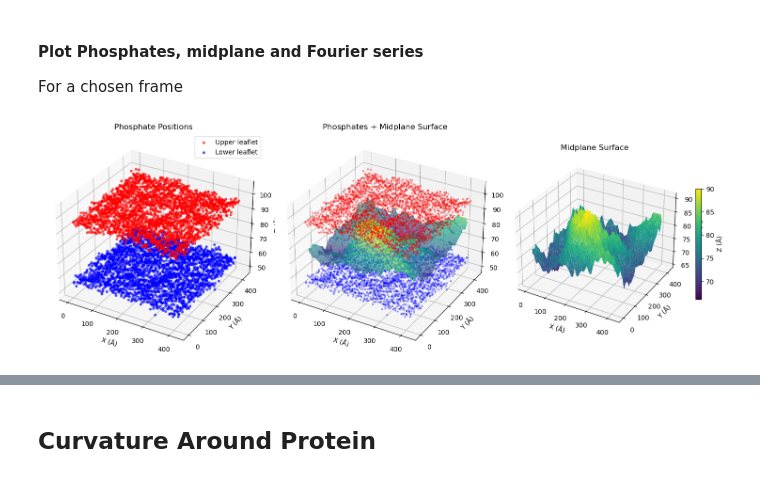
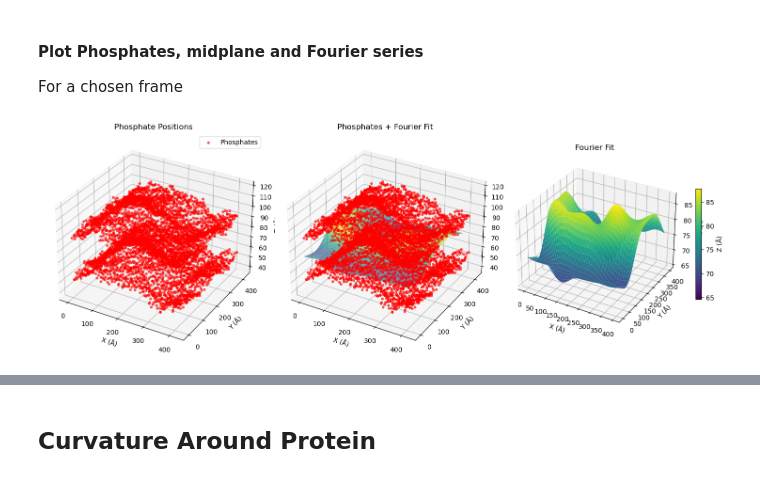
Before and after one commit to ralph-holden/mem_curve, a Jupyter notebook: memprot_tensor/extract_curv_tensor.ipynb, the cells around one changed output, grey strips where cells are left out. Drawn from its saved outputs; the diff is of its cells as text; code cells hidden in the pictures.

```diff
--- a/memprot_tensor/extract_curv_tensor.ipynb
+++ b/memprot_tensor/extract_curv_tensor.ipynb
@@ -273,121 +260,56 @@ np.savetxt(f'./{foldername}/av_k2.csv', av_k2, delimiter=',')
 For a chosen frame
 # %%
 # Select a specific frame
-frame_idx = 10
+frame_idx = 100
 
+# Recall Fourier fit
+mh_t_data = np.load(f'./{foldername}/av_mh_xy_t.npy')
+Z_fit = mh_t_data[frame_idx]
 
-# Get phosphate positions -> grid for midplane surface
-phosphates = u_buckle.select_atoms('name PO4')
-pos = phosphates.positions
-leaflet_ids = leaflets.leaflets[:, frame_idx]
-# Separate leaflets
-upper_pos = pos[leaflet_ids == 1]
-lower_pos = pos[leaflet_ids == -1]
-# Create grid for midplane surface
-n_bins = 50
-x_grid = np.linspace(pos[:, 0].min(), pos[:, 0].max(), n_bins)
-y_grid = np.linspace(pos[:, 1].min(), pos[:, 1].max(), n_bins)
-X_grid, Y_grid = np.meshgrid(x_grid, y_grid)
-
-# Recall midplane surface
-upper_surface    = upper_surfaces[frame_idx]
-lower_surface    = lower_surfaces[frame_idx]
-midplane_surface = midplane_surfaces[frame_idx]
-
-# Grid for Fourier surface
+# Grid for Fourier surface - must match mh_t_data
 Xr = np.arange(0, box_grid+10, 10)
 Yr = np.arange(0, box_grid+10, 10)
 # Create a Meshgrid
 X, Y = np.meshgrid(Xr, Yr)
-
-# Recall Fourier fit
-Z_fit = mh_t_data[frame_idx]
 
 
 
 # Create 3D plot
 fig = plt.figure(figsize=(15, 5))
 
 # Plot 1: All phosphates colored by leaflet
 ax1 = fig.add_subplot(131, projection='3d')
-ax1.scatter(upper_pos[:, 0], upper_pos[:, 1], upper_pos[:, 2],
-           c='red', s=10, alpha=0.6, label='Upper leaflet')
-ax1.scatter(lower_pos[:, 0], lower_pos[:, 1], lower_pos[:, 2],
-           c='blue', s=10, alpha=0.6, label='Lower leaflet')
+ax1.scatter(pos[:, 0], pos[:, 1], pos[:, 2],
+           c='red', s=10, alpha=0.6, label='Phosphates')
 ax1.set_xlabel('X (Å)')
 ax1.set_ylabel('Y (Å)')
 ax1.set_zlabel('Z (Å)')
 ax1.set_title('Phosphate Positions')
 ax1.legend()
 
-# Plot 2: Phosphates with midplane surface
+# Plot 2: Phosphates with Fourier fit
 ax2 = fig.add_subplot(132, projection='3d')
-ax2.scatter(upper_pos[:, 0], upper_pos[:, 1], upper_pos[:, 2],
-           c='red', s=5, alpha=0.3)
-ax2.scatter(lower_pos[:, 0], lower_pos[:, 1], lower_pos[:, 2],
-           c='blue', s=5, alpha=0.3)
-ax2.plot_surface(X_grid, Y_grid, midplane_surface,
+ax2.scatter(pos[:, 0], pos[:, 1], pos[:, 2],
+           c='red', s=10, alpha=0.6, label='Phosphates')
+ax2.plot_surface(X, Y, Z_fit,
                 cmap='viridis', alpha=0.7, edgecolor='none')
 ax2.set_xlabel('X (Å)')
 ax2.set_ylabel('Y (Å)')
 ax2.set_zlabel('Z (Å)')
-ax2.set_title('Phosphates + Midplane Surface')
+ax2.set_title('Phosphates + Fourier Fit')
 
-# Plot 3: Just midplane surface (clearer view)
-ax3 = fig.add_subplot(133, projection='3d')
-surf = ax3.plot_surface(X_grid, Y_grid, midplane_surface,
-                       cmap='viridis', edgecolor='none')
-ax3.set_xlabel('X (Å)')
-ax3.set_ylabel('Y (Å)')
-ax3.set_zlabel('Z (Å)')
-ax3.set_title('Midplane Surface')
-fig.colorbar(surf, ax=ax3, shrink=0.5, label='Z (Å)')
-
-plt.tight_layout()
-plt.savefig(f'./{foldername}/3D_midplane_phos.pdf')
-plt.show()
-
-
-# Create 3D plot
-fig = plt.figure(figsize=(15, 5))
-
-# Plot 1: Phosphates with Fourier fit
-ax1 = fig.add_subplot(131, projection='3d')
-ax1.scatter(upper_pos[:, 0], upper_pos[:, 1], upper_pos[:, 2],
-           c='red', s=5, alpha=0.3)
-ax1.scatter(lower_pos[:, 0], lower_pos[:, 1], lower_pos[:, 2],
-           c='blue', s=5, alpha=0.3)
-ax1.plot_surface(X, Y, Z_fit,
-                cmap='viridis', alpha=0.7, edgecolor='none')
-ax1.set_xlabel('X (Å)')
-ax1.set_ylabel('Y (Å)')
-ax1.set_zlabel('Z (Å)')
-ax1.set_title('Phosphates + Fourier Fit')
-
-# Plot 2: All phosphates colored by leaflet
-ax2 = fig.add_subplot(132, projection='3d')
-ax2.scatter(X_grid, Y_grid, midplane_surface,
-           c='k', s=5, alpha=0.3, label='Midplane Surface')
-ax2.plot_surface(X, Y, Z_fit,
-                cmap='viridis', alpha=0.7, edgecolor='none', label='Fourier Surface')
-ax2.set_xlabel('X (Å)')
-ax2.set_ylabel('Y (Å)')
-ax2.set_zlabel('Z (Å)')
-ax2.set_title('Midplane + Fourier Fit')
-ax2.legend()
-
-# Plot 3: Just midplane surface (clearer view)
+# Plot 3: Just Fourier surface
 ax3 = fig.add_subplot(133, projection='3d')
 surf = ax3.plot_surface(X, Y, Z_fit,
                        cmap='viridis', edgecolor='none')
 ax3.set_xlabel('X (Å)')
 ax3.set_ylabel('Y (Å)')
 ax3.set_zlabel('Z (Å)')
 ax3.set_title('Fourier Fit')
 fig.colorbar(surf, ax=ax3, shrink=0.5, label='Z (Å)')
 
 plt.tight_layout()
-plt.savefig(f'./{foldername}/3D_Fourier_midplane_phos.pdf')
+plt.savefig(f'./{foldername}/3D_Fourier_phos.pdf')
 plt.show()
 # %% [output]
-[figure, old version]
+[figure, new version]
```
Also changed, not shown: parts of 21 cells of this notebook, 1 other file.
